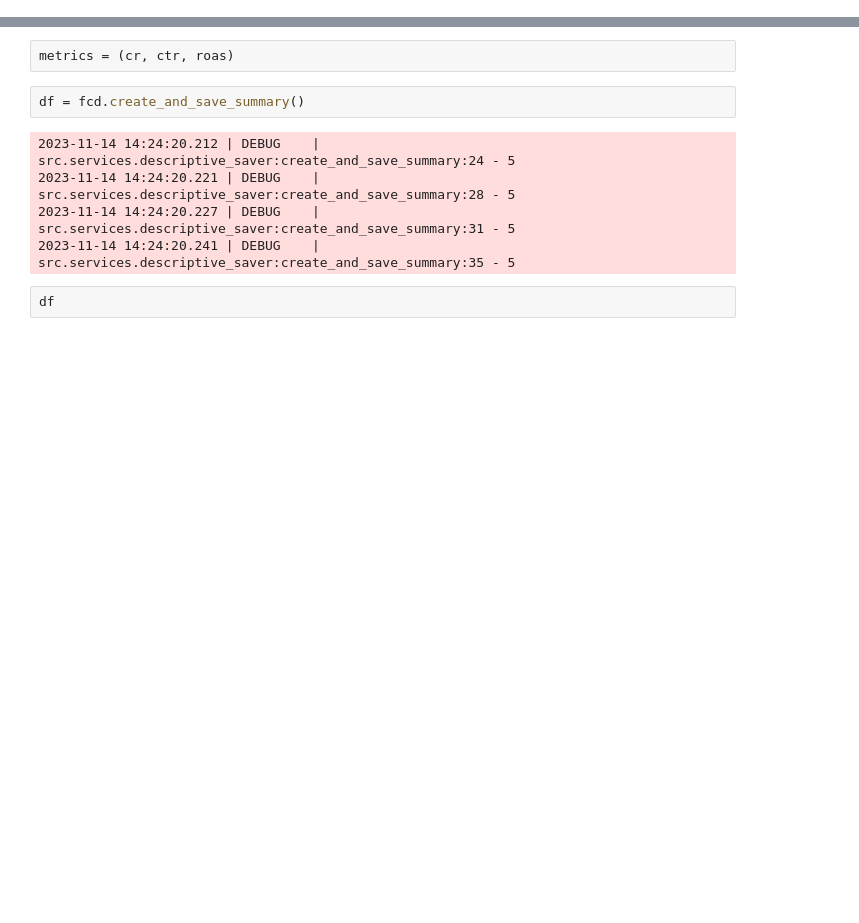
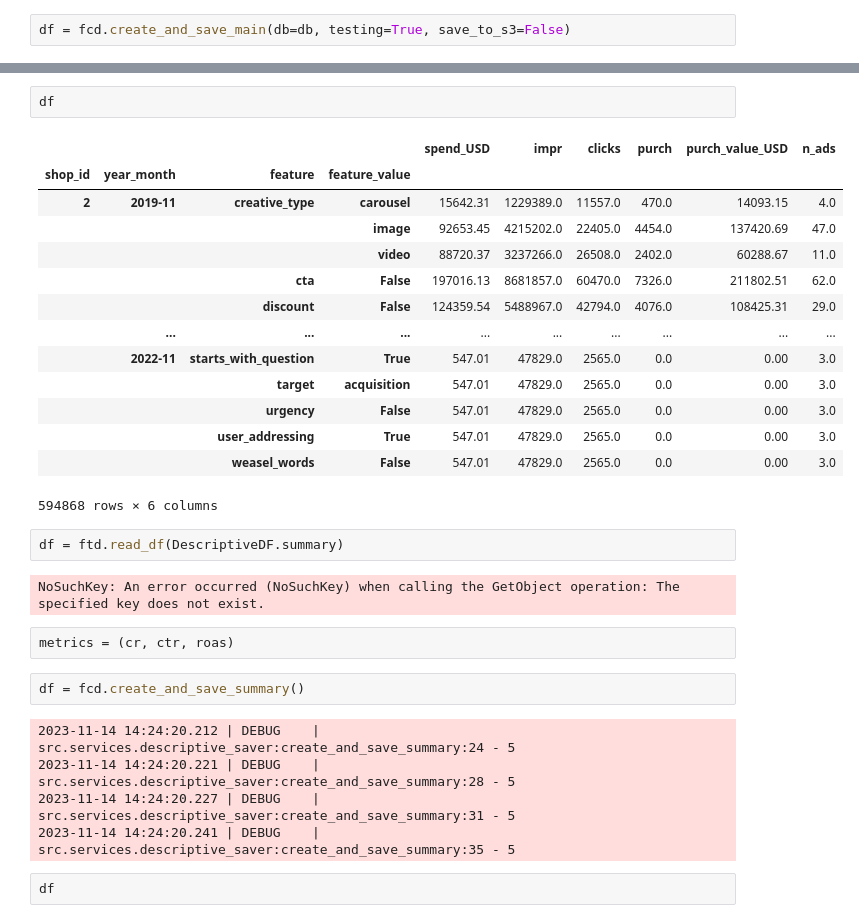
Before and after one commit to Katja-Lebesgue/premium_dashboard, a Jupyter notebook: play/facebook_creative_descriptive.ipynb, the cells around one changed output, grey strips where cells are left out. Drawn from its saved outputs; the diff is of its cells as text; blank space fills up the shorter version.

```diff
--- a/play/facebook_creative_descriptive.ipynb
+++ b/play/facebook_creative_descriptive.ipynb
@@ -23,0 +116,2 @@ shop_id = 2445081
+# %%
+df = fcd.create_and_save_main(db=db, testing=True, save_to_s3=False)
@@ -24,3 +122,24 @@ shop_id = 2445081
+# %%
+df
+# %% [output]
+|  |  |  |  | spend_USD | impr | clicks | purch | purch_value_USD | n_ads |
+| shop_id | year_month | feature | feature_value |  |  |  |  |  |  |
+| 2 | 2019-11 | creative_type | carousel | 15642.31 | 1229389.0 | 11557.0 | 470.0 | 14093.15 | 4.0 |
+|  |  |  | image | 92653.45 | 4215202.0 | 22405.0 | 4454.0 | 137420.69 | 47.0 |
+|  |  |  | video | 88720.37 | 3237266.0 | 26508.0 | 2402.0 | 60288.67 | 11.0 |
+|  |  | cta | False | 197016.13 | 8681857.0 | 60470.0 | 7326.0 | 211802.51 | 62.0 |
+|  |  | discount | False | 124359.54 | 5488967.0 | 42794.0 | 4076.0 | 108425.31 | 29.0 |
+|  | ... | ... | ... | ... | ... | ... | ... | ... | ... |
+|  | 2022-11 | starts_with_question | True | 547.01 | 47829.0 | 2565.0 | 0.0 | 0.00 | 3.0 |
+|  |  | target | acquisition | 547.01 | 47829.0 | 2565.0 | 0.0 | 0.00 | 3.0 |
+|  |  | urgency | False | 547.01 | 47829.0 | 2565.0 | 0.0 | 0.00 | 3.0 |
+|  |  | user_addressing | True | 547.01 | 47829.0 | 2565.0 | 0.0 | 0.00 | 3.0 |
+|  |  | weasel_words | False | 547.01 | 47829.0 | 2565.0 | 0.0 | 0.00 | 3.0 |
+594868 rows × 6 columns
+# %%
+df = ftd.read_df(DescriptiveDF.summary)
+# %% [output]
+NoSuchKey: An error occurred (NoSuchKey) when calling the GetObject operation: The specified key does not exist.
 # %%
 metrics = (cr, ctr, roas)
 # %%
```
Also changed, not shown: parts of 18 cells of this notebook, 27 other files.
